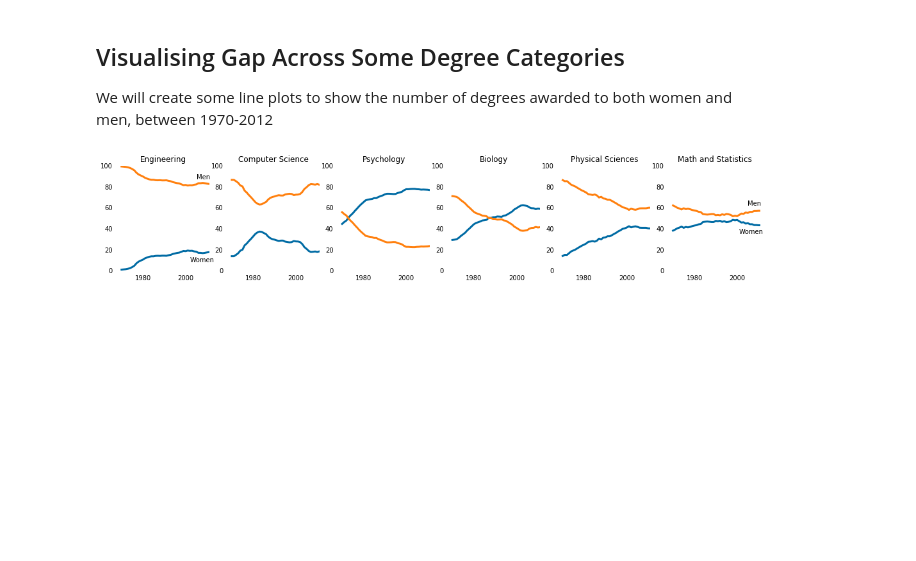
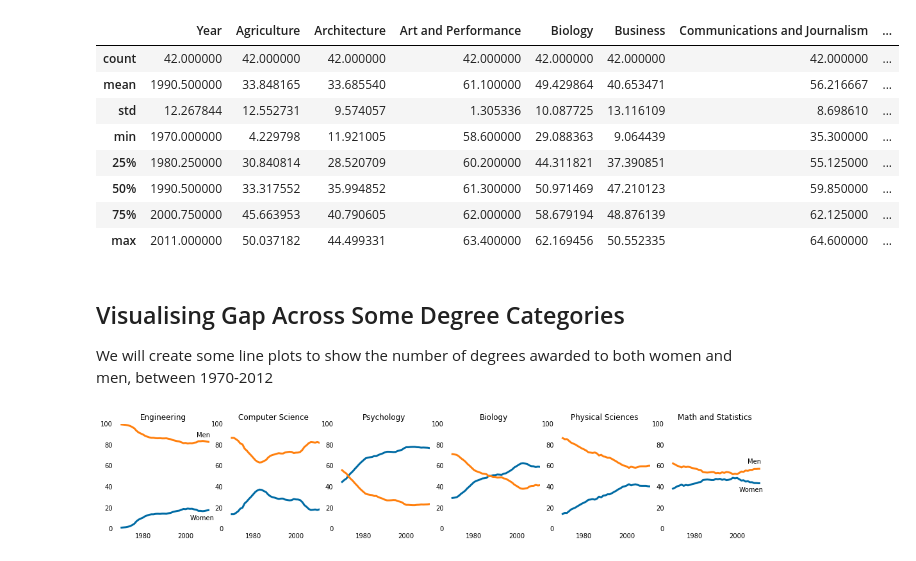
Before and after one commit to ChrisJESmith/DataScience-Projects, a Jupyter notebook: Project 05 - Visualising The Gender Gap in College Degrees.ipynb, the cells around one changed output. Drawn from its saved outputs; the diff is of its cells as text; code cells hidden in the pictures; blank space fills up the shorter version.

```diff
--- a/Project 05 - Visualising The Gender Gap in College Degrees.ipynb
+++ b/Project 05 - Visualising The Gender Gap in College Degrees.ipynb
@@ -26,3 +28,16 @@ women_degrees.head()
+# %%
+# show summary statistics on the dataset
+women_degrees.describe()
+# %% [output]
+|  | Year | Agriculture | Architecture | Art and Performance | Biology | Business | Communications and Journalism | ... |
+| count | 42.000000 | 42.000000 | 42.000000 | 42.000000 | 42.000000 | 42.000000 | 42.000000 | ... |
+| mean | 1990.500000 | 33.848165 | 33.685540 | 61.100000 | 49.429864 | 40.653471 | 56.216667 | ... |
+| std | 12.267844 | 12.552731 | 9.574057 | 1.305336 | 10.087725 | 13.116109 | 8.698610 | ... |
+| min | 1970.000000 | 4.229798 | 11.921005 | 58.600000 | 29.088363 | 9.064439 | 35.300000 | ... |
+| 25% | 1980.250000 | 30.840814 | 28.520709 | 60.200000 | 44.311821 | 37.390851 | 55.125000 | ... |
+| 50% | 1990.500000 | 33.317552 | 35.994852 | 61.300000 | 50.971469 | 47.210123 | 59.850000 | ... |
+| 75% | 2000.750000 | 45.663953 | 40.790605 | 62.000000 | 58.679194 | 48.876139 | 62.125000 | ... |
+| max | 2011.000000 | 50.037182 | 44.499331 | 63.400000 | 62.169456 | 50.552335 | 64.600000 | ... |
 # %% [markdown]
 ## Visualising Gap Across Some Degree Categories
 
```
Also changed, not shown: parts of 14 cells of this notebook.
